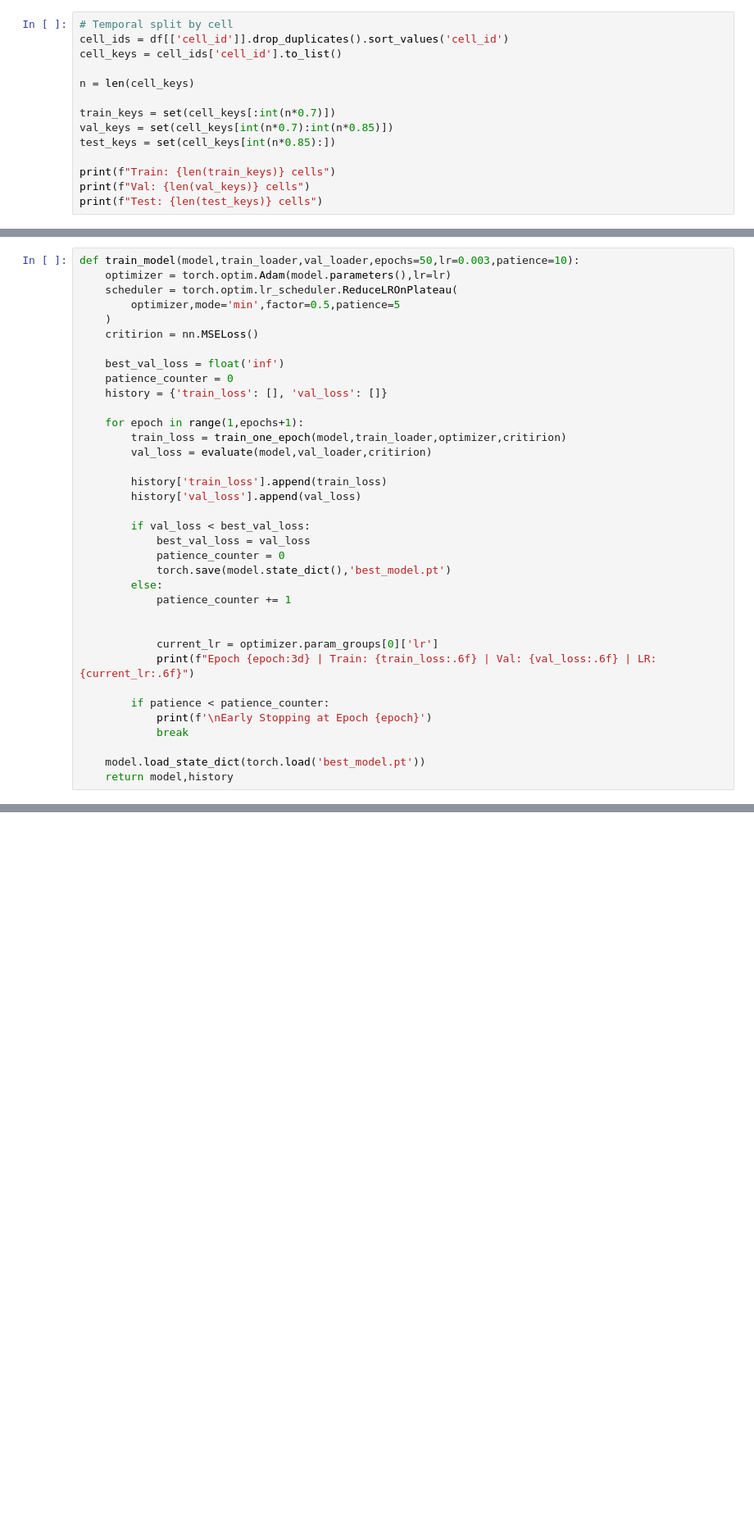
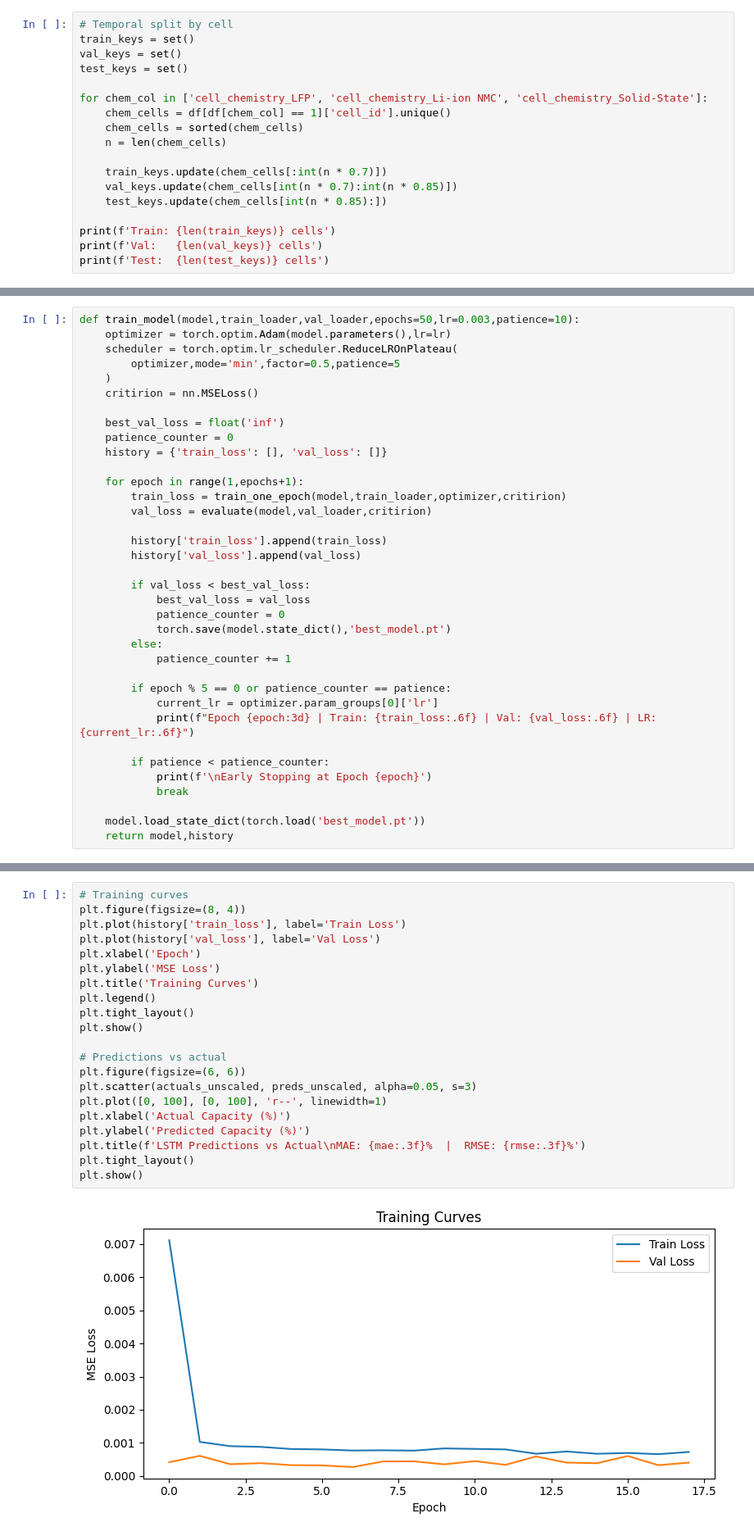
Before and after one commit to SagarAdev/lithium-battery-capacity-and-risk-analysis, a Jupyter notebook: notebooks/02_lstm_model.ipynb, the cells around one changed output, grey strips where cells are left out. Shown at 82% size. Drawn from its saved outputs; the diff is of its cells as text; blank space fills up the shorter version.

```diff
--- a/notebooks/02_lstm_model.ipynb
+++ b/notebooks/02_lstm_model.ipynb
@@ -70,16 +70,20 @@ TARGET =  'capacity_retention_%'
 WINDOW_SIZE = 30
 # %%
 # Temporal split by cell
-cell_ids = df[['cell_id']].drop_duplicates().sort_values('cell_id')
-cell_keys = cell_ids['cell_id'].to_list()
+train_keys = set()
+val_keys = set()
+test_keys = set()
 
-n = len(cell_keys)
+for chem_col in ['cell_chemistry_LFP', 'cell_chemistry_Li-ion NMC', 'cell_chemistry_Solid-State']:
+    chem_cells = df[df[chem_col] == 1]['cell_id'].unique()
+    chem_cells = sorted(chem_cells)
+    n = len(chem_cells)
 
-train_keys = set(cell_keys[:int(n*0.7)])
-val_keys = set(cell_keys[int(n*0.7):int(n*0.85)])
-test_keys = set(cell_keys[int(n*0.85):])
+    train_keys.update(chem_cells[:int(n * 0.7)])
+    val_keys.update(chem_cells[int(n * 0.7):int(n * 0.85)])
+    test_keys.update(chem_cells[int(n * 0.85):])
 
-print(f"Train: {len(train_keys)} cells")
-print(f"Val: {len(val_keys)} cells")
-print(f"Test: {len(test_keys)} cells")
+print(f'Train: {len(train_keys)} cells')
+print(f'Val:   {len(val_keys)} cells')
+print(f'Test:  {len(test_keys)} cells')
 # %% [output]
@@ -254,7 +258,7 @@ def train_model(model,train_loader,val_loader,epochs=50,lr=0.003,patience=10):
         else:
             patience_counter += 1
 
-
+        if epoch % 5 == 0 or patience_counter == patience:
             current_lr = optimizer.param_groups[0]['lr']
             print(f"Epoch {epoch:3d} | Train: {train_loss:.6f} | Val: {val_loss:.6f} | LR: {current_lr:.6f}")
 
@@ -270,0 +324,23 @@ KeyboardInterrupt:
+# %%
+# Training curves
+plt.figure(figsize=(8, 4))
+plt.plot(history['train_loss'], label='Train Loss')
+plt.plot(history['val_loss'], label='Val Loss')
+plt.xlabel('Epoch')
+plt.ylabel('MSE Loss')
+plt.title('Training Curves')
+plt.legend()
+plt.tight_layout()
+plt.show()
+
+# Predictions vs actual
+plt.figure(figsize=(6, 6))
+plt.scatter(actuals_unscaled, preds_unscaled, alpha=0.05, s=3)
+plt.plot([0, 100], [0, 100], 'r--', linewidth=1)
+plt.xlabel('Actual Capacity (%)')
+plt.ylabel('Predicted Capacity (%)')
+plt.title(f'LSTM Predictions vs Actual\nMAE: {mae:.3f}%  |  RMSE: {rmse:.3f}%')
+plt.tight_layout()
+plt.show()
+# %% [output]
+[figure, added]
```
Also changed, not shown: parts of 11 cells of this notebook.
